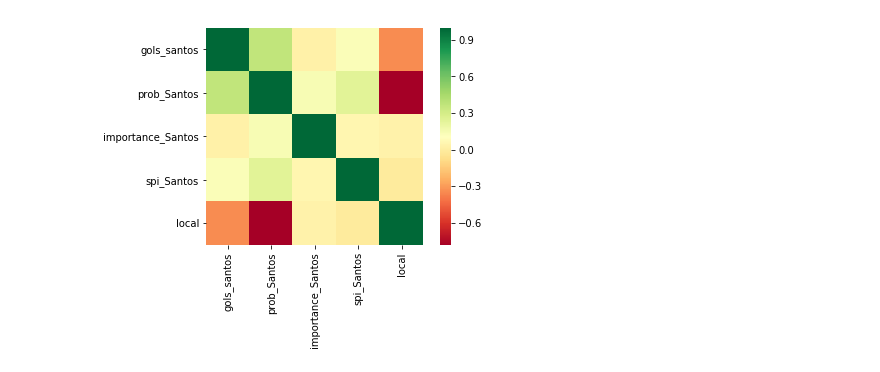
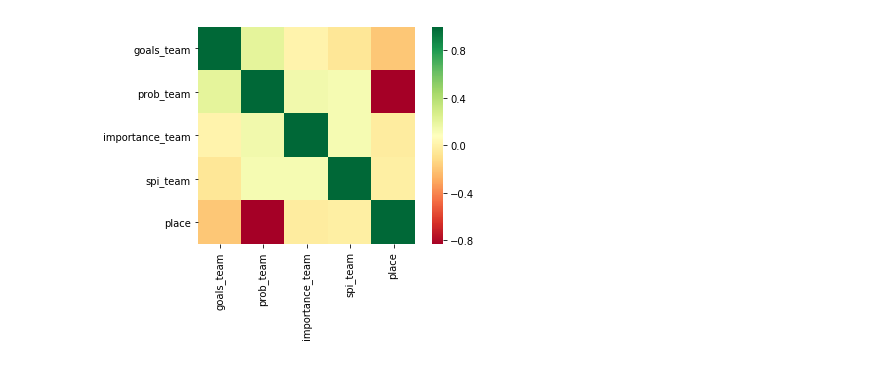
Before and after one commit to aleandrade/Data-Science, a Jupyter notebook: SoccerDataScienceNotebook.ipynb, the cells around one changed output. Cells and saved outputs as stored; diff of their text form; code cells hidden in the pictures.

```diff
--- a/SoccerDataScienceNotebook.ipynb
+++ b/SoccerDataScienceNotebook.ipynb
@@ -8,7 +8,9 @@ from sklearn.model_selection import train_test_split
 import math
 import seaborn as sns
 # %%
-jogos = pd.read_csv("spi_matches.csv")
-Santos = jogos[np.logical_or(jogos['team1'] == 'Santos', jogos['team2'] == 'Santos')]
-jogos_Santos = Santos[['date', 'team1', 'team2', 'score1', 'score2', 'prob1', 'prob2', 'importance1', 'importance2', 'spi1', 'spi2']]
+teamname = "Vasco da Gama"
+
+matches = pd.read_csv("spi_matches.csv")
+team_matches = matches[np.logical_or(matches['team1'] == teamname, matches['team2'] == teamname)]
+team_matches_data = team_matches.loc[:, ['date', 'team1', 'team2', 'score1', 'score2', 'prob1', 'prob2', 'importance1', 'importance2', 'spi1', 'spi2']]
 # %%
@@ -66,8 +57,8 @@ See the caveats in the documentation: http://pandas.pydata.org/pandas-docs/stabl
 # %%
-jogos_Santos.loc[:, "datetimeobj"] = jogos_Santos.loc[:, "date"].apply(lambda x : datetime.datetime.strptime(x, "%Y-%m-%d"))
+team_matches_data.loc[:, "datetimeobj"] = team_matches_data.loc[:, "date"].apply(lambda x : datetime.datetime.strptime(x, "%Y-%m-%d"))
 
-plt.plot_date(x=jogos_Santos['datetimeobj'], y=jogos_Santos.loc[:,'gols_santos'], xdate = True, ydate = False, color = 'blue')
-plt.plot_date(x=jogos_Santos['datetimeobj'], y=jogos_Santos[:,'gols_adv'], xdate = True, ydate = False, color = 'red')
+plt.plot_date(x=team_matches_data.loc[:, 'datetimeobj'], y=team_matches_data.loc[:,'goals_team'], xdate = True, ydate = False, color = 'blue')
+plt.plot_date(x=team_matches_data.loc[:, 'datetimeobj'], y=team_matches_data.loc[:,'goals_adv'], xdate = True, ydate = False, color = 'red')
 plt.show()
 plt.clf()
 # %% [output]
@@ -93,13 +79,13 @@ plt.clf()
 # %%
-Santos_predict = jogos_Santos[['gols_santos','prob_Santos', 'importance_Santos', 'spi_Santos', 'local']]
-
-X = Santos_predict.drop('gols_santos', axis=1).values
-y = Santos_predict['gols_santos'].values
+team_done_matches = team_matches_data[team_matches_data['datetimeobj'] < datetime.datetime.now() - datetime.timedelta(days=1)]
+team_predict = team_done_matches[['goals_team','prob_team', 'importance_team', 'spi_team', 'place']]
+X = team_predict.drop('goals_team', axis=1).values
+y = team_predict['goals_team'].values
 
 X_train, X_test, y_train, y_test = train_test_split(X, y, test_size = 0.2, random_state=42)
 
 knn = KNeighborsClassifier(n_neighbors=4)
-knn.fit(X_test,y_test)
+knn.fit(X_train,y_train)
 print("Predicted scores = ")
 print(knn.predict(X_test))
 print("Precision of model = ")
@@ -112,5 +98,5 @@ Precision of model =
 # %%
-ax = sns.heatmap(Santos_predict.corr(), square=True, cmap='RdYlGn')
+ax = sns.heatmap(team_predict.corr(), square=True, cmap='RdYlGn')
 plt.show()
 # %% [output]
-[figure, old version]
+[figure, new version]
```
Also changed, not shown: parts of 6 cells of this notebook.
